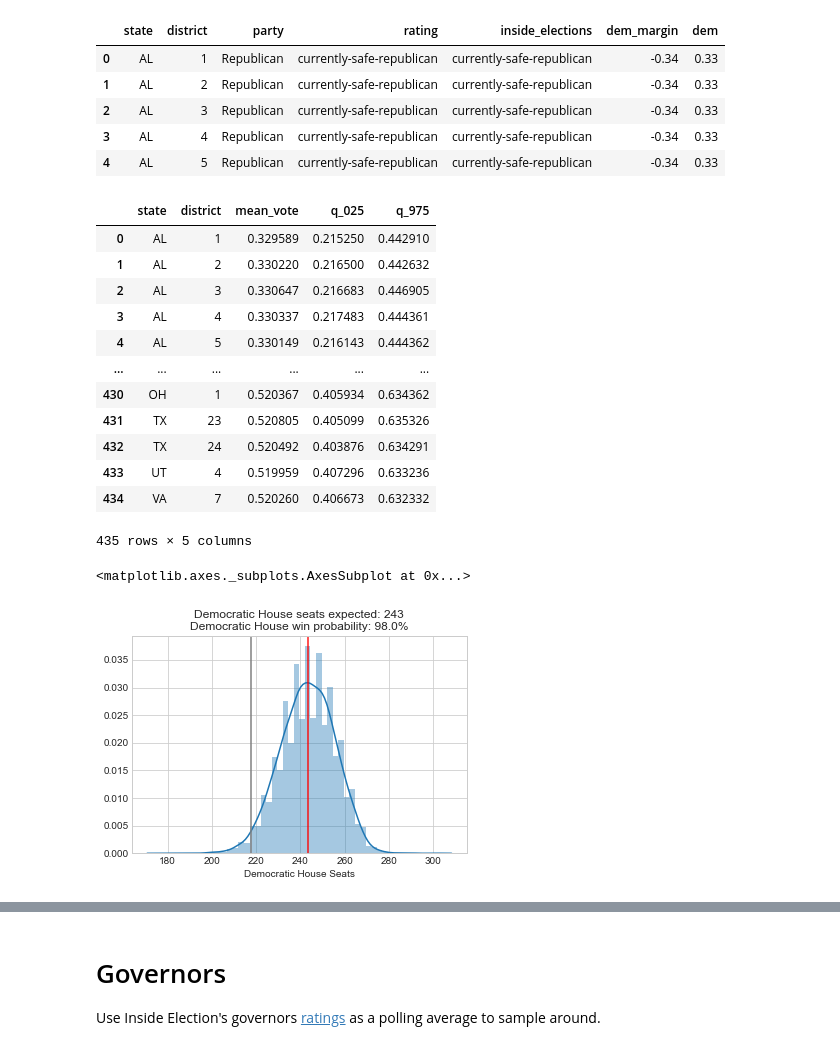
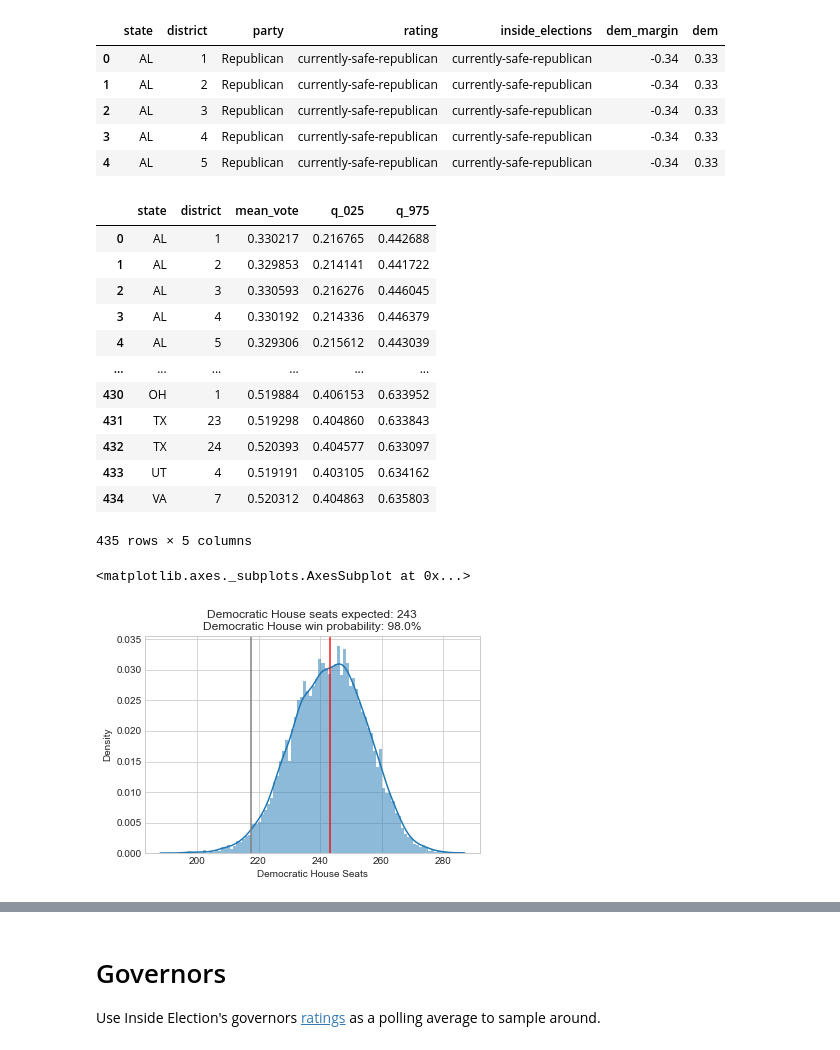
Before and after one commit to psthomas/elections-meta, a Jupyter notebook: elections-meta.ipynb, the cells around one changed output, grey strips where cells are left out. Drawn from its saved outputs; the diff is of its cells as text; code cells hidden in the pictures.

Commit message:
Use models in 2020 sim

```diff
--- a/elections-meta.ipynb
+++ b/elections-meta.ipynb
@@ -13,5 +13,4 @@ from matplotlib import pyplot as plt
 import seaborn as sns
 from scipy import stats
 
-plt.style.use('seaborn-whitegrid')
-#sns.set_style('whitegrid', {'text.color:': '0'}) #.05
+import models as m
@@ -150,0 +49,3 @@ rating_categories
+# %%
+rating_categories = m.rating_categories
+rating_categories
@@ -428,34 +281,34 @@ def get_house_power(house_results, house_power, house_prob_close):
 # %%
-house_results = simulate_house(n=10000, state_uncertainty_sd=0.05,
+house_results = m.simulate_house(n=10000, state_uncertainty_sd=0.05,
     national_uncertainty_sd=0.03, house_data=house_data)
 house_summary = pd.DataFrame.from_dict(house_results['summary'])
 house_summary
 # %% [output]
 |  | state | district | mean_vote | q_025 | q_975 |
-| 0 | AL | 1 | 0.329589 | 0.215250 | 0.442910 |
-| 1 | AL | 2 | 0.330220 | 0.216500 | 0.442632 |
-| 2 | AL | 3 | 0.330647 | 0.216683 | 0.446905 |
-| 3 | AL | 4 | 0.330337 | 0.217483 | 0.444361 |
-| 4 | AL | 5 | 0.330149 | 0.216143 | 0.444362 |
+| 0 | AL | 1 | 0.330217 | 0.216765 | 0.442688 |
+| 1 | AL | 2 | 0.329853 | 0.214141 | 0.441722 |
+| 2 | AL | 3 | 0.330593 | 0.216276 | 0.446045 |
+| 3 | AL | 4 | 0.330192 | 0.214336 | 0.446379 |
+| 4 | AL | 5 | 0.329306 | 0.215612 | 0.443039 |
 | ... | ... | ... | ... | ... | ... |
-| 430 | OH | 1 | 0.520367 | 0.405934 | 0.634362 |
-| 431 | TX | 23 | 0.520805 | 0.405099 | 0.635326 |
-| 432 | TX | 24 | 0.520492 | 0.403876 | 0.634291 |
-| 433 | UT | 4 | 0.519959 | 0.407296 | 0.633236 |
-| 434 | VA | 7 | 0.520260 | 0.406673 | 0.632332 |
+| 430 | OH | 1 | 0.519884 | 0.406153 | 0.633952 |
+| 431 | TX | 23 | 0.519298 | 0.404860 | 0.633843 |
+| 432 | TX | 24 | 0.520393 | 0.404577 | 0.633097 |
+| 433 | UT | 4 | 0.519191 | 0.403105 | 0.634162 |
+| 434 | VA | 7 | 0.520312 | 0.404863 | 0.635803 |
 435 rows × 5 columns
 # %%
 house_sims = np.array(house_results['dem_seats'])
 house_mean_seats = house_sims.mean()
 house_win_prob = (house_sims >= 218).sum()/len(house_sims)
-house_prob_close = normed_prob(house_sims, bounds=[0,435])
+house_prob_close = m.normed_prob(house_sims, bounds=[0, 435])
 house_title = 'Democratic House seats expected: {0}\nDemocratic House win probability: {1}%'\
     .format(round(house_mean_seats), np.round(house_win_prob*100, 1))
-plot_histogram(house_sims, house_mean_seats, 217.5, house_title,
-    x_label='Democratic House Seats', out='househist.png')
+m.plot_histogram(house_sims, house_mean_seats, 217.5, house_title, bins=100,
+    x_label='Democratic House Seats', out='data/output/househist.png')
 # %% [output]
 <matplotlib.axes._subplots.AxesSubplot at 0x...>
-[figure, old version]
+[figure, new version]
 # %%
 houseplot_df = house_summary.copy()
 houseplot_df['upper'] = houseplot_df['q_975'] - houseplot_df['mean_vote']
```
Also changed, not shown: parts of 49 cells of this notebook.
